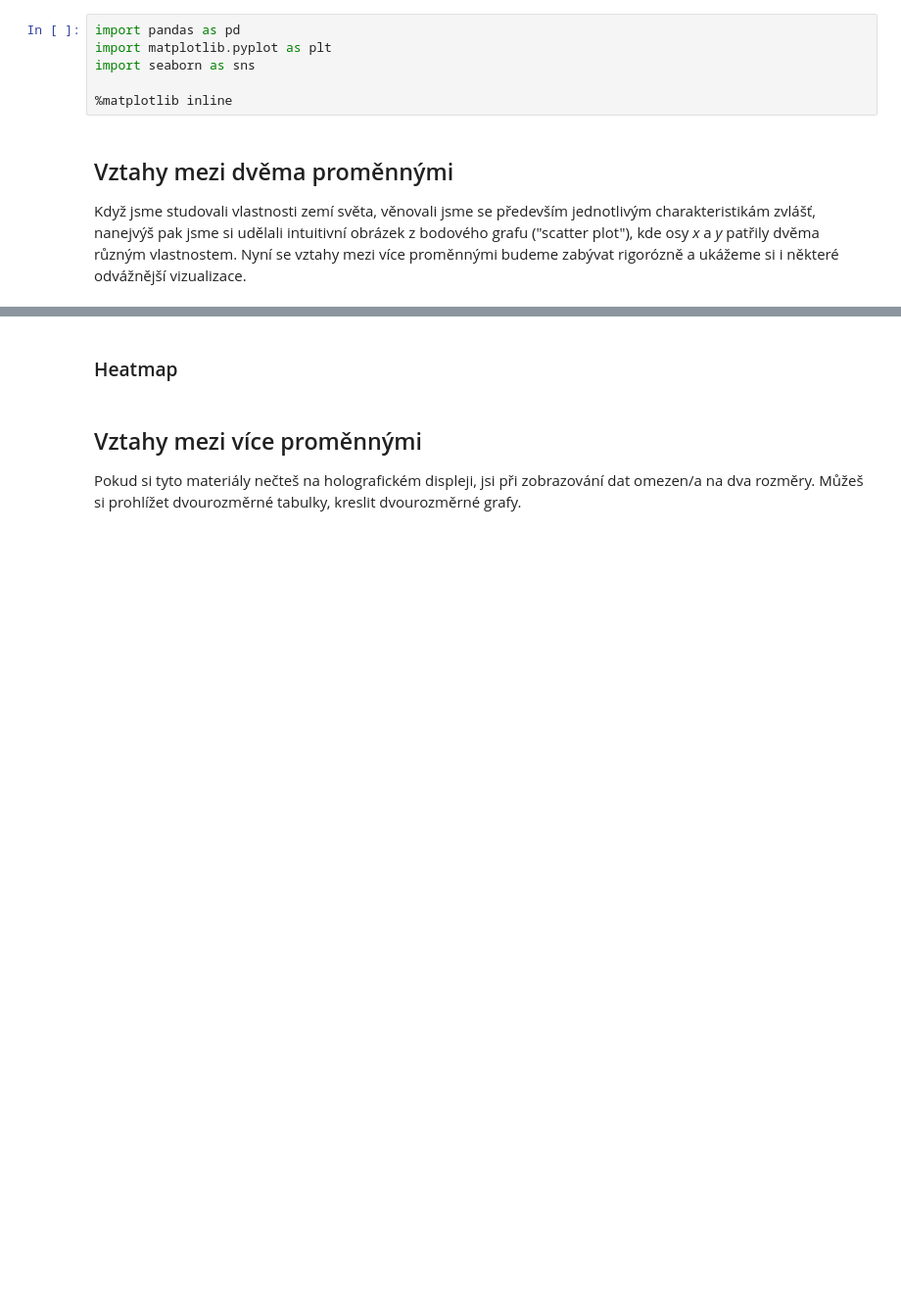
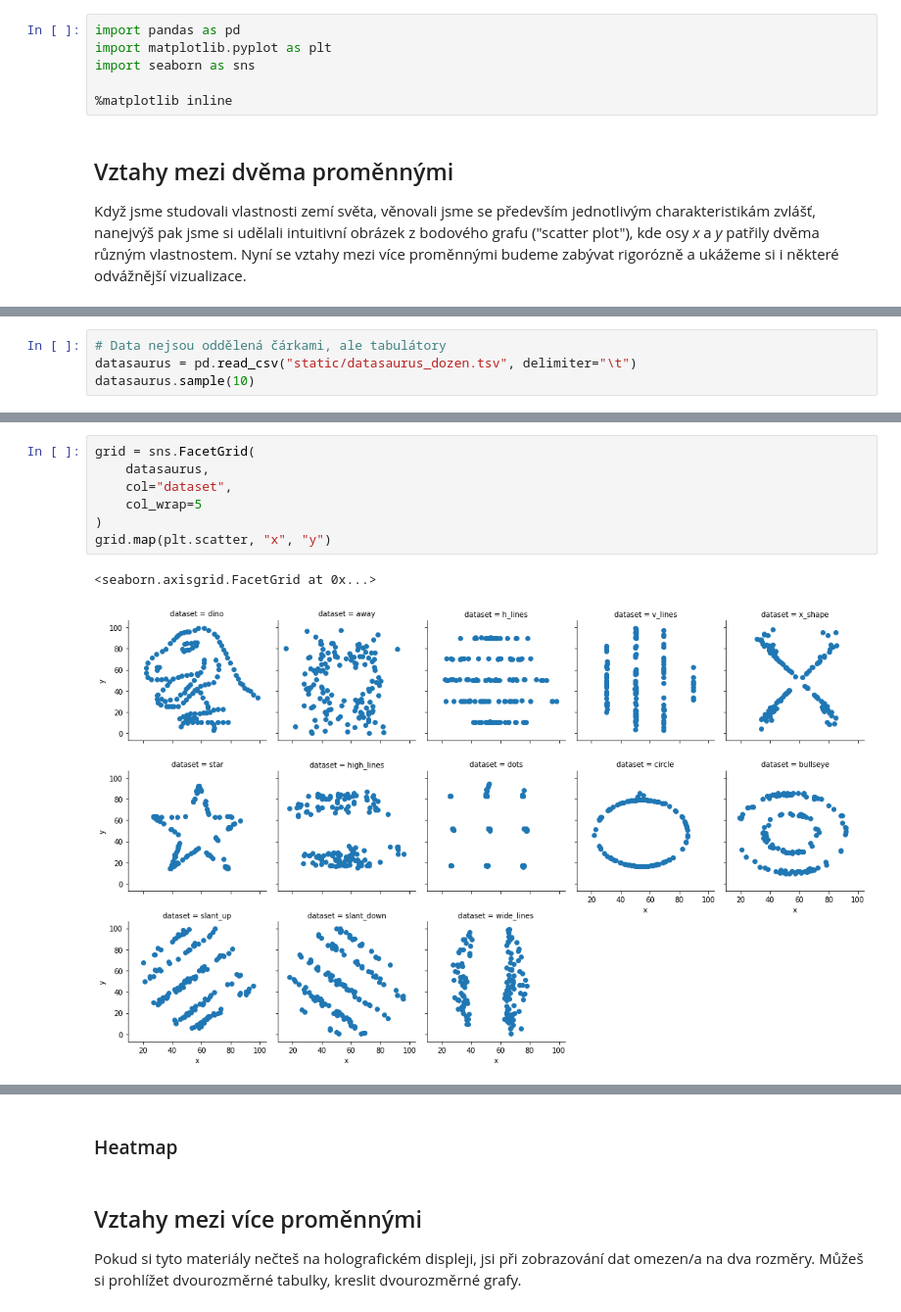
Before and after one commit to janpipek/naucse.python.cz, a Jupyter notebook: lessons/pydata/pandas_correlations/index.ipynb, the cells around one changed output, grey strips where cells are left out. Shown at 98% size. Cells and saved outputs as stored; diff of their text form; blank space fills up the shorter version.

Commit message:
Anscombe + datasaurus

```diff
--- a/lessons/pydata/pandas_correlations/index.ipynb
+++ b/lessons/pydata/pandas_correlations/index.ipynb
@@ -211,0 +179,4 @@ SyntaxError: invalid syntax (<ipython-input-68-6e94a53ab4fc>, line 1)
+# %%
+# Data nejsou oddělená čárkami, ale tabulátory
+datasaurus = pd.read_csv("static/datasaurus_dozen.tsv", delimiter="\t")
+datasaurus.sample(10)
@@ -211,0 +195,10 @@ SyntaxError: invalid syntax (<ipython-input-68-6e94a53ab4fc>, line 1)
+# %%
+grid = sns.FacetGrid(
+    datasaurus,
+    col="dataset",
+    col_wrap=5
+)
+grid.map(plt.scatter, "x", "y")
+# %% [output]
+<seaborn.axisgrid.FacetGrid at 0x...>
+[figure, added]
```
Also changed, not shown: parts of 26 cells of this notebook, 2 other files.
